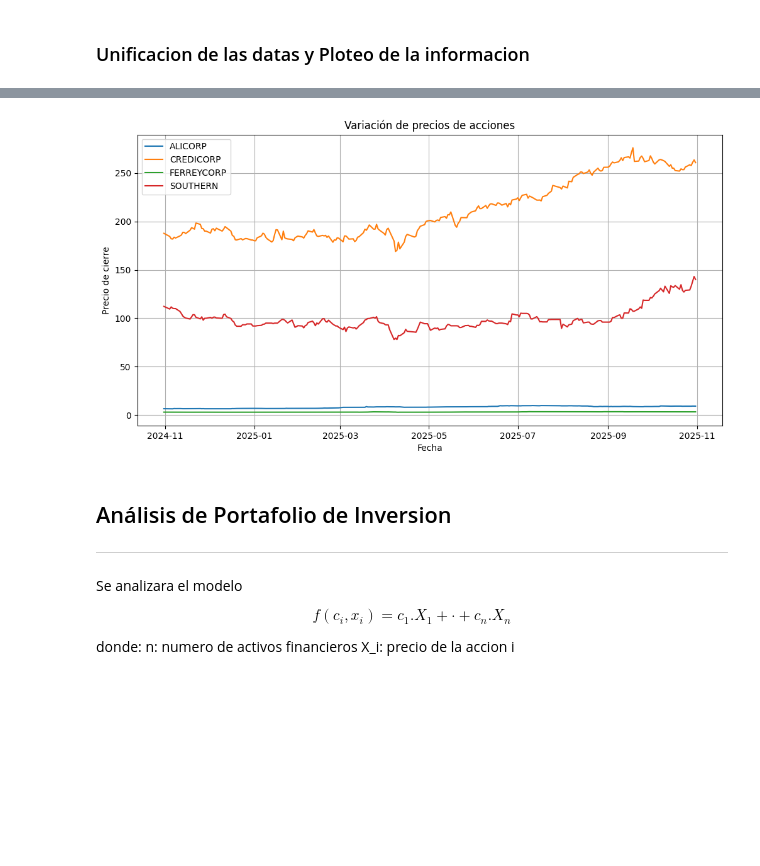
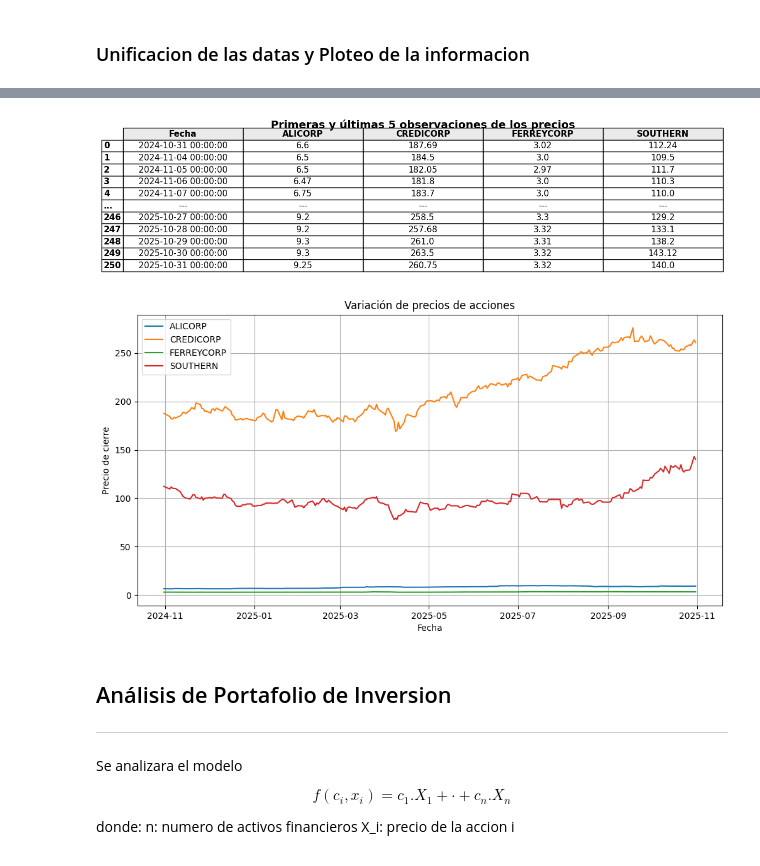
Before and after one commit to CeSaRLoPeZArTeAgA/PROBLEMAS-EN-LA-INDUSTRIA, a Jupyter notebook: DATA_BVL/EDA.ipynb, the cells around one changed output, grey strips where cells are left out. Drawn from its saved outputs; the diff is of its cells as text; code cells hidden in the pictures; blank space fills up the shorter version.

```diff
--- a/DATA_BVL/EDA.ipynb
+++ b/DATA_BVL/EDA.ipynb
@@ -288,10 +288,59 @@ df_final = data1.merge(data2, on='Fecha', how='outer') \
                 .merge(data3, on='Fecha', how='outer') \
                 .merge(data4, on='Fecha', how='outer')
 
-# ordenar por fecha y limpiar índice
-df_final = df_final.sort_values(by='Fecha').reset_index(drop=True)
 
-print(df_final.head())  # Ver que salió bien
+
+sep = pd.DataFrame([["---"] * df_final.shape[1]], columns=df_final.columns, index=["..."])
+
+df_print = pd.concat([
+    df_final.head(5),
+    sep,
+    df_final.tail(5)
+])
+
+print(df_print)
+
+import matplotlib.pyplot as plt
+
+fig, ax = plt.subplots(figsize=(14, 3))
+ax.axis("off")
+
+tbl = ax.table(
+    cellText=df_print.values,
+    colLabels=df_print.columns,
+    rowLabels=df_print.index,
+    loc="center",
+    cellLoc="center"
+)
+
+# Ajustes finos
+tbl.auto_set_font_size(False)
+tbl.set_fontsize(11)
+tbl.scale(1, 1.3)
+
+# Estilo de encabezados
+for (row, col), cell in tbl.get_celld().items():
+    if row == 0:  # encabezados
+        cell.set_text_props(weight="bold")
+        cell.set_facecolor("#EAEAEA")
+    if col == -1:  # índices
+        cell.set_text_props(weight="bold")
+
+plt.title(
+    "Primeras y últimas 5 observaciones de los precios",
+    fontsize=14,
+    weight="bold",
+    pad=15
+)
+
+plt.savefig("df_final_preview.png", dpi=300, bbox_inches="tight")
+plt.show()
+
+
+
+
+
+
 
 # graficar precios
 plt.figure(figsize=(12, 6))
@@ -315,4 +370,5 @@ plt.show()
-[figure, old version]
+[figure, new version]
+[figure, added]
 # %% [markdown]
 ## Análisis de Portafolio de Inversion
 ---
```
Also changed, not shown: parts of 1 cell of this notebook.
